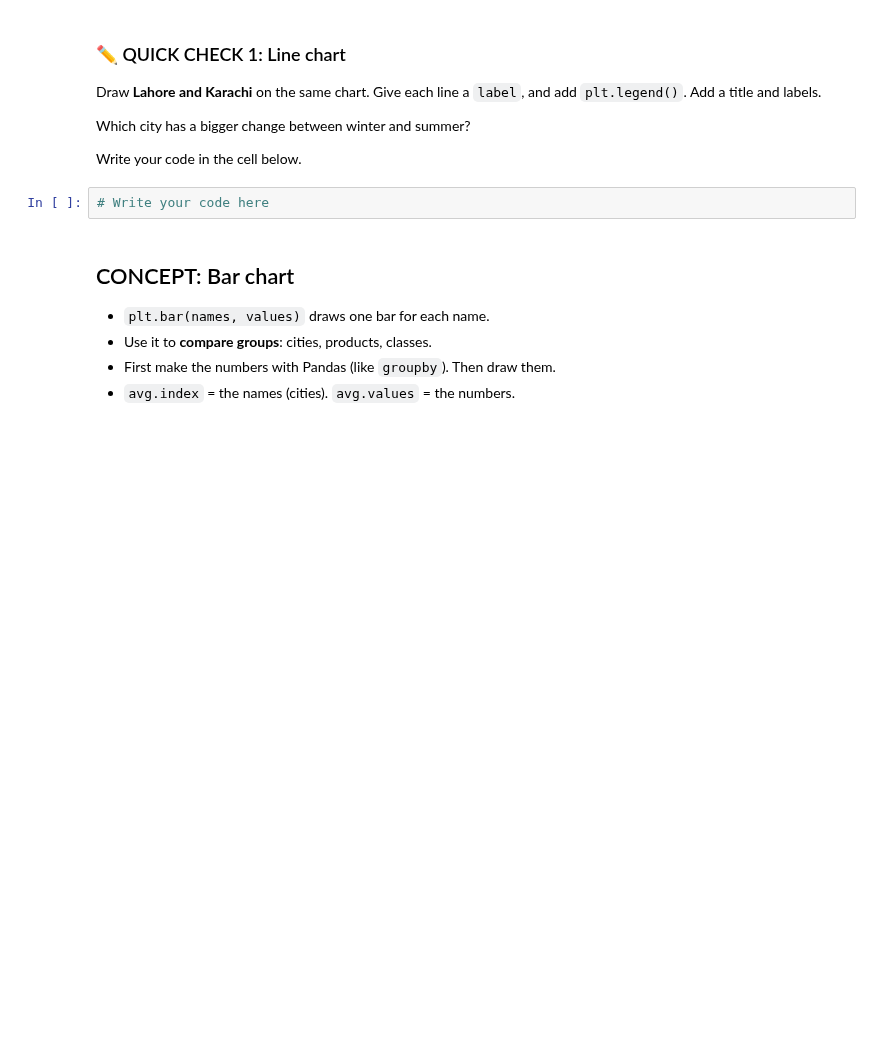
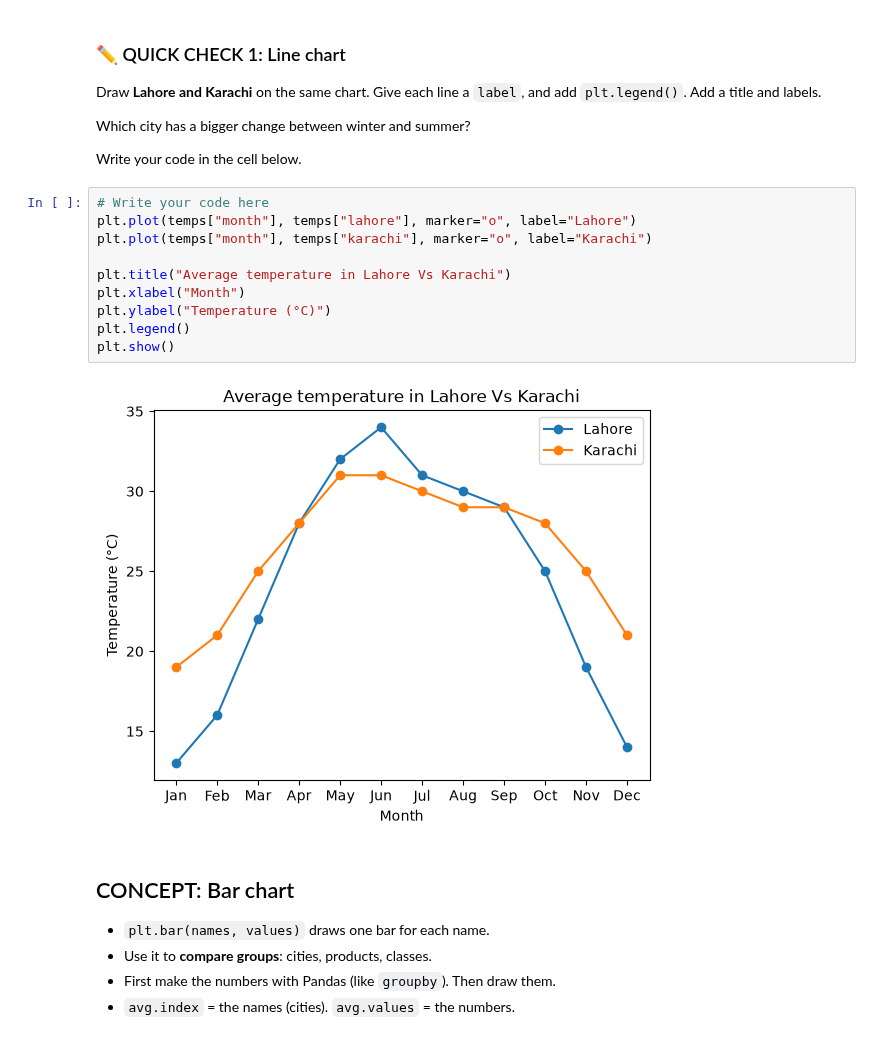
Before and after one commit to amnarashid14/Python-for-AI, a Jupyter notebook: notebooks/Week 4/Day 16/Day_16_Matplotlib_Seaborn.ipynb, the cells around one changed output. Saved outputs shown, nothing was run; the diff lists cells and outputs as text; blank space fills up the shorter version.

```diff
--- a/notebooks/Week 4/Day 16/Day_16_Matplotlib_Seaborn.ipynb
+++ b/notebooks/Week 4/Day 16/Day_16_Matplotlib_Seaborn.ipynb
@@ -206,8 +206,18 @@ Draw **Lahore and Karachi** on the same chart. Give each line a `label`, and add
 Which city has a bigger change between winter and summer?
 
 Write your code in the cell below.
-# %%
-# Write your code here
+# %%
+# Write your code here
+plt.plot(temps["month"], temps["lahore"], marker="o", label="Lahore")
+plt.plot(temps["month"], temps["karachi"], marker="o", label="Karachi")
+
+plt.title("Average temperature in Lahore Vs Karachi")
+plt.xlabel("Month")
+plt.ylabel("Temperature (°C)")
+plt.legend()
+plt.show()
+# %% [output]
+[figure, added]
 # %% [markdown]
 ## CONCEPT: Bar chart
 
```
Also changed, not shown: parts of 17 cells of this notebook, 3 other files.
